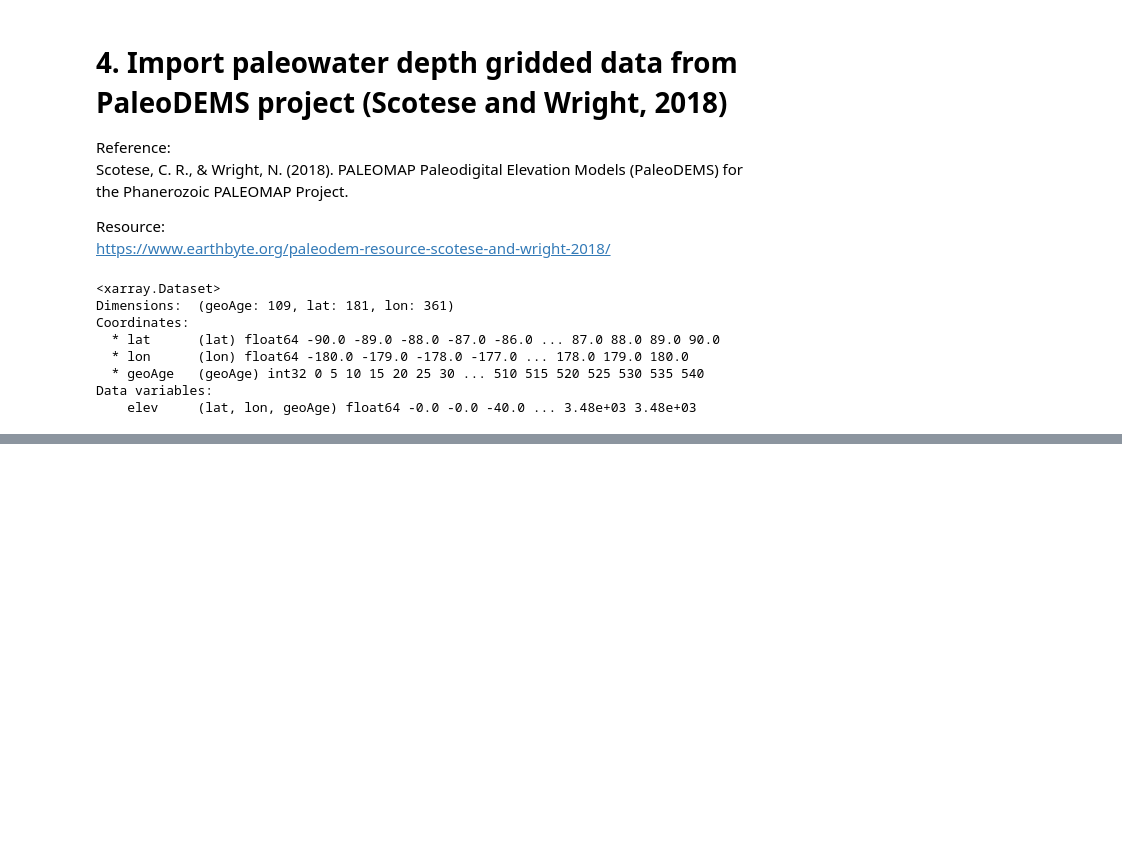
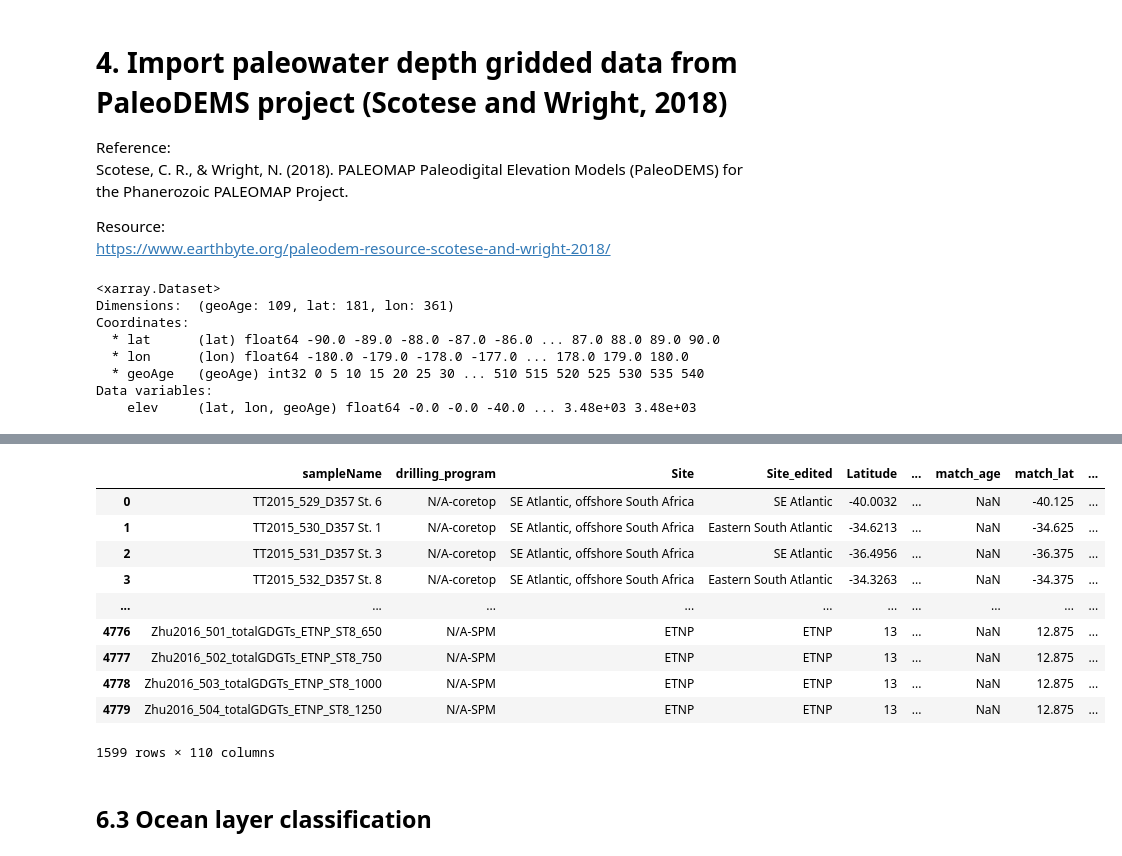
Before and after one commit to PaleoLipidRR/marine-AOA-GDGT-distribution, a Jupyter notebook: PNAS_pythonCodeS1_BeyondTEX86_preprocessing_RR.ipynb, the cells around one changed output, grey strips where cells are left out. Drawn from its saved outputs; the diff is of its cells as text; code cells hidden in the pictures; blank space fills up the shorter version.

```diff
--- a/PNAS_pythonCodeS1_BeyondTEX86_preprocessing_RR.ipynb
+++ b/PNAS_pythonCodeS1_BeyondTEX86_preprocessing_RR.ipynb
@@ -715,6 +787,10 @@ Attributes: (0)
 # %% [markdown]
 ### **3.2.3 Standard deviation volution of monthly average of Sigma-T climatologies**
 # %%
+start_time = time.time()
 sigma_mon_std = sigma_all_mon.std(dim='time')
-sigma_mon_std
+sigma_mon_std = sigma_mon_std.chunk(chunks={'depth':10})
+sigma_mon_std_local = sigma_mon_std.load()
+print("%.4f seconds" % (time.time()-start_time))
+sigma_mon_std_local
 # %% [output]
@@ -769,0 +922,7 @@ Data variables:
+# %%
+paleolat_dict = dict(zip(new_df.sampleID_new,new_df.paleolat))
+paleolon_dict = dict(zip(new_df.sampleID_new,new_df.paleolon))
+
+df2_main_pH['paleolat'] = df2_main_pH['sampleID_new'].map(paleolat_dict)
+df2_main_pH['paleolon'] = df2_main_pH['sampleID_new'].map(paleolon_dict)
+df2_main_pH[['paleolat','paleolon']]
@@ -780,3 +1028,23 @@ array(['Core top', 'Culture - AOA',
+# %%
+### Variables that we will match from WOA18
+df2_main_pH['WOA18_decav_insituT'] = np.nan
+df2_main_pH['WOA18_decav_SST'] = np.nan
+df2_main_pH['WOA18_decav_insituS'] = np.nan
+df2_main_pH['WOA18_decav_SSS'] = np.nan
+
+df2_main_pH['WOA18_decav_insitu_sigmaT'] = np.nan
+df2_main_pH['WOA18_decav_surface_sigmaT'] = np.nan
+df2_main_pH['WOA18_decav_insitu_sigmaT_std'] = np.nan
+
+
+df2_main_pH['match_depth'] = np.nan
+df2_main_pH['match_age'] = np.nan
+df2_main_pH['match_lat'] = np.nan
+df2_main_pH['match_lon'] = np.nan
+
+df2_main_pH['oceanLayer_class'] = np.nan
+
+df2_main_pH['paleoWaterDepth'] = np.nan
 # %%
 #loop to get data
 import time
@@ -887,0 +1170,25 @@ for name, group in grouped:
+# %%
+#selected features to be mapped to the main dataframe
+features = ['match_lat','match_lon','match_depth',
+            'WOA18_decav_insituT','WOA18_decav_SST','WOA18_decav_insituS','WOA18_decav_SSS',
+           'WOA18_decav_insitu_sigmaT','WOA18_decav_surface_sigmaT','WOA18_decav_insitu_sigmaT_std']
+
+for i in tqdm(range(len(features))):
+    match_dict = dict(zip(new_df_modern.sampleID_new,new_df_modern[features[i]]))
+
+    df2_main_pH[features[i]] = df2_main_pH['sampleID_new'].map(match_dict)
+df2_main_pH[df2_main_pH.dataType_level0=='Modern']
+# %% [output]
+|  | sampleName | drilling_program | Site | Site_edited | Latitude | ... | match_age | match_lat | ... |
+| 0 | TT2015_529_D357 St. 6 | N/A-coretop | SE Atlantic, offshore South Africa | SE Atlantic | -40.0032 | ... | NaN | -40.125 | ... |
+| 1 | TT2015_530_D357 St. 1 | N/A-coretop | SE Atlantic, offshore South Africa | Eastern South Atlantic | -34.6213 | ... | NaN | -34.625 | ... |
+| 2 | TT2015_531_D357 St. 3 | N/A-coretop | SE Atlantic, offshore South Africa | SE Atlantic | -36.4956 | ... | NaN | -36.375 | ... |
+| 3 | TT2015_532_D357 St. 8 | N/A-coretop | SE Atlantic, offshore South Africa | Eastern South Atlantic | -34.3263 | ... | NaN | -34.375 | ... |
+| ... | ... | ... | ... | ... | ... | ... | ... | ... | ... |
+| 4776 | Zhu2016_501_totalGDGTs_ETNP_ST8_650 | N/A-SPM | ETNP | ETNP | 13 | ... | NaN | 12.875 | ... |
+| 4777 | Zhu2016_502_totalGDGTs_ETNP_ST8_750 | N/A-SPM | ETNP | ETNP | 13 | ... | NaN | 12.875 | ... |
+| 4778 | Zhu2016_503_totalGDGTs_ETNP_ST8_1000 | N/A-SPM | ETNP | ETNP | 13 | ... | NaN | 12.875 | ... |
+| 4779 | Zhu2016_504_totalGDGTs_ETNP_ST8_1250 | N/A-SPM | ETNP | ETNP | 13 | ... | NaN | 12.875 | ... |
+1599 rows × 110 columns
+# %% [markdown]
+## **6.3 Ocean layer classification**
```
Also changed, not shown: parts of 50 cells of this notebook, 8 other files.
